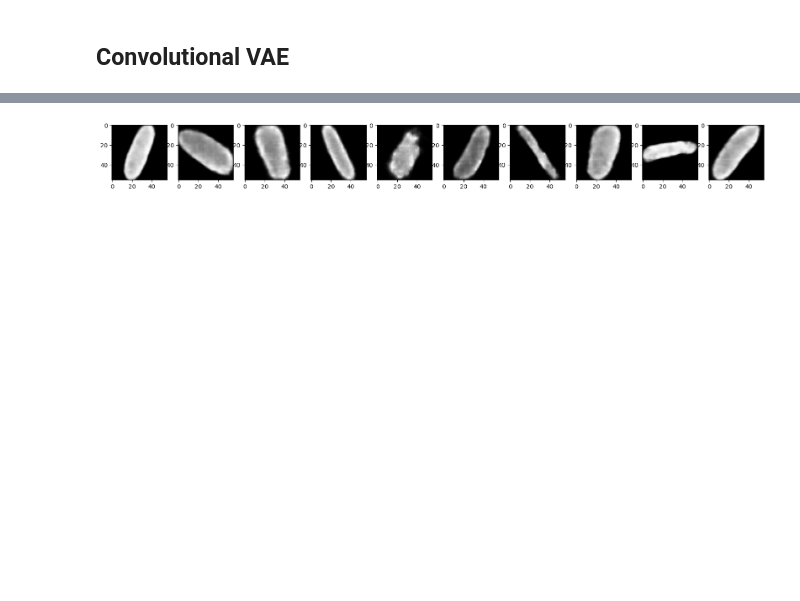
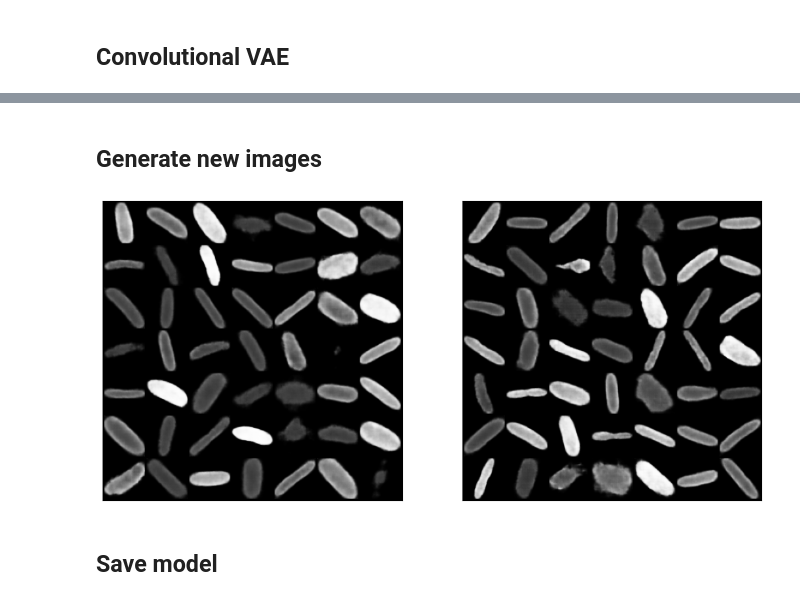
Before and after one commit to anghol/vae-cells, a Jupyter notebook: notebooks/vae_for_cells.ipynb, the cells around one changed output, grey strips where cells are left out. Drawn from its saved outputs; the diff is of its cells as text; code cells hidden in the pictures; blank space fills up the shorter version.

```diff
--- a/notebooks/vae_for_cells.ipynb
+++ b/notebooks/vae_for_cells.ipynb
@@ -181,0 +165,5 @@ ConvolutionalVAE(
+# %%
+conv_model_2 = ConvolutionalVAE(DEVICE, IMAGE_SIZE, LATENT_SIZE)
+conv_model_2.to(DEVICE)
+
+optimizer_2 = torch.optim.Adam(conv_model_2.parameters(), lr=LEARNING_RATE)
@@ -242,13 +262,23 @@ for i in range(n_images):
-# %%
-n_images = 10
-
-with torch.no_grad():
-    rand_features = torch.randn(n_images, LATENT_SIZE).to(DEVICE)
-    generated_images = model2.decoder(rand_features)
-
-fig, axes = plt.subplots(1, n_images, figsize=(20, 2))
-
-for ax, image in zip(axes, generated_images):
-    ax.imshow(image.detach().to(torch.device("cpu")).reshape(56, 56), cmap="gray")
-# %% [output]
-[figure, removed]
+# %% [markdown]
+## Generate new images
+# %%
+n_images = 49
+
+with torch.no_grad():
+    rand_features = torch.randn(n_images, LATENT_SIZE).to(DEVICE)
+    generated_images_1 = conv_model_1.decoder(rand_features)
+    generated_images_2 = conv_model_2.decoder(rand_features)
+    generated_images = [generated_images_1, generated_images_2]
+
+_, ax = plt.subplots(1, 2, figsize=(13, 7))
+for i in range(2):
+    grid = make_grid(generated_images[i], nrow=int(np.sqrt(n_images)))
+    grid = grid.detach().to(torch.device("cpu"))
+    grid = np.transpose(grid, (1, 2, 0))
+    ax[i].imshow(grid, cmap="gray", vmin=0, vmax=255)
+    ax[i].set(xticks=[], yticks=[])
+# plt.show()
+# %% [output]
+[figure, added]
+# %% [markdown]
+## Save model
```
Also changed, not shown: parts of 11 cells of this notebook, 2 other files.
